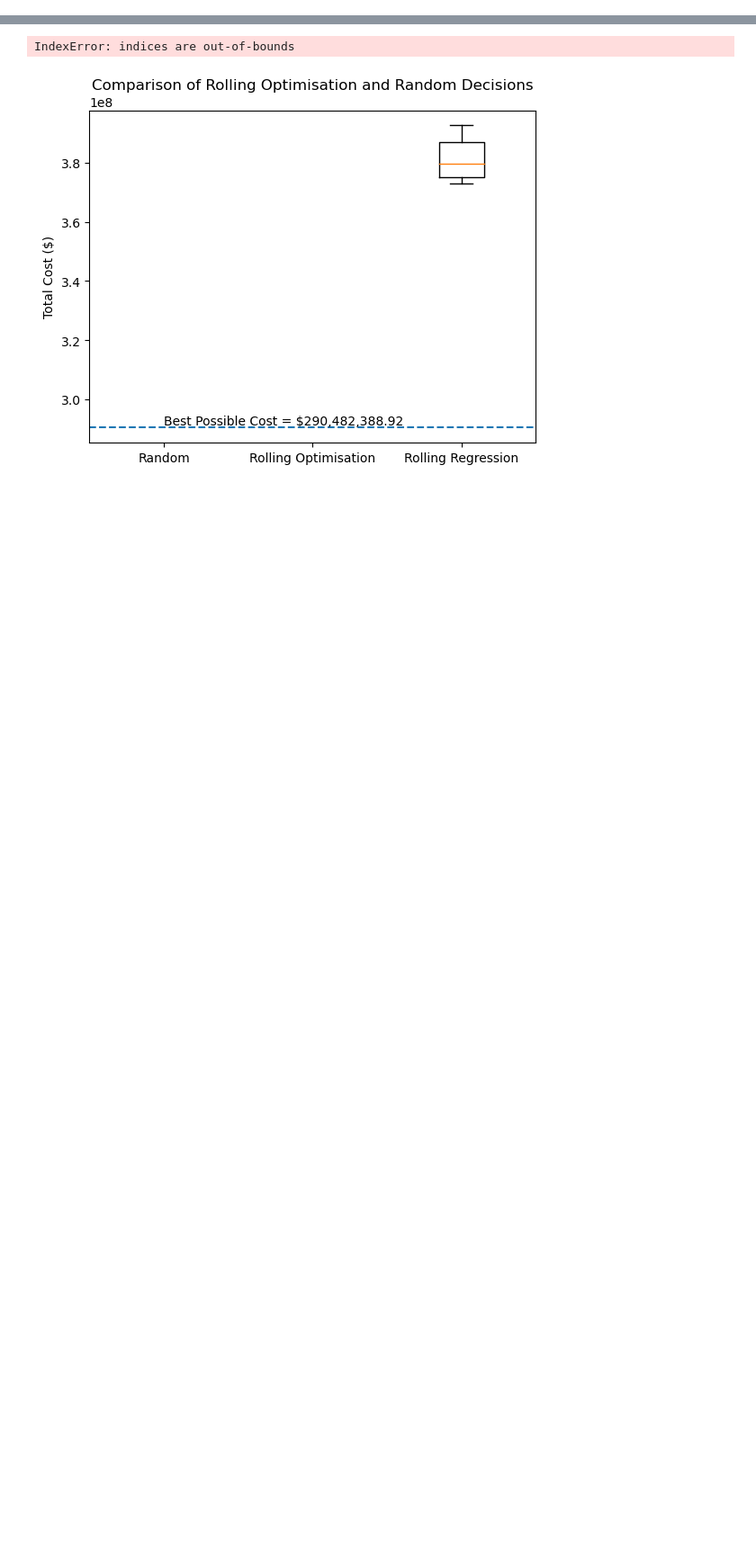
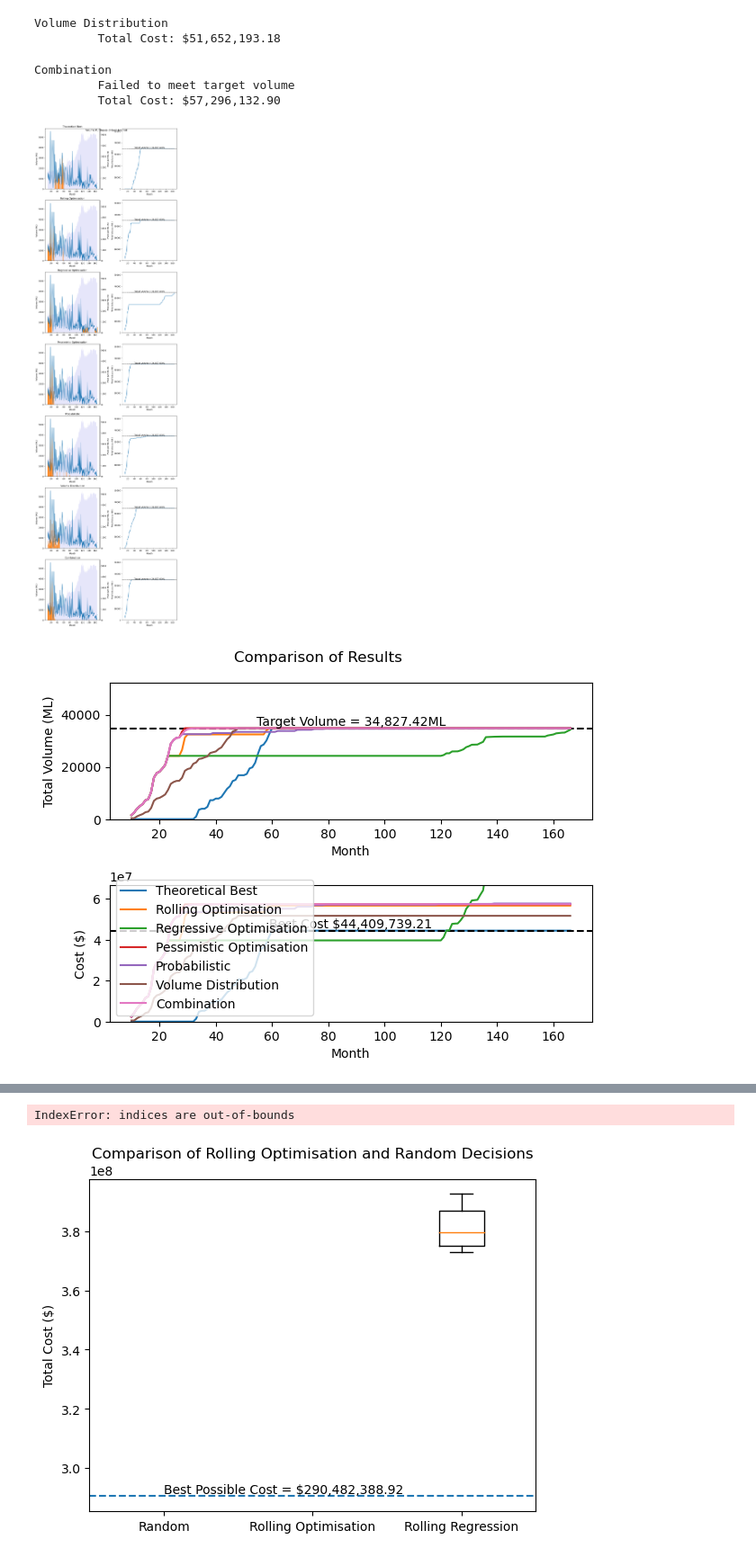
Before and after one commit to ELEN-Workshops-and-LDI/LDI-ML, a Jupyter notebook: Optimisation/RollingOptimisation.ipynb, the cells around one changed output, grey strips where cells are left out. Shown at 90% size. Saved outputs shown, nothing was run; the diff lists cells and outputs as text; code cells hidden in the pictures; blank space fills up the shorter version.

```diff
--- a/Optimisation/RollingOptimisation.ipynb
+++ b/Optimisation/RollingOptimisation.ipynb
@@ -323,0 +420,3 @@ df_vol[df_vol.start==34]
+# %%
+fig = compare_results(t, x, set_target_volume(t,x, ratio=0.2), [manual_receding, regress, pessimistic, use_higher, volume_probability, combine_probs], ["Rolling Optimisation", "Regressive Optimisation", "Pessimistic Optimisation", "Probabilistic", 'Volume Distribution', "Combination"])
+# %% [output]
@@ -323,0 +436,7 @@ df_vol[df_vol.start==34]
+Volume Distribution
+         Total Cost: $51,652,193.18
+Combination
+         Failed to meet target volume
+         Total Cost: $57,296,132.90
+[figure, added]
+[figure, added]
```
Also changed, not shown: parts of 20 cells of this notebook, 8 other files.
